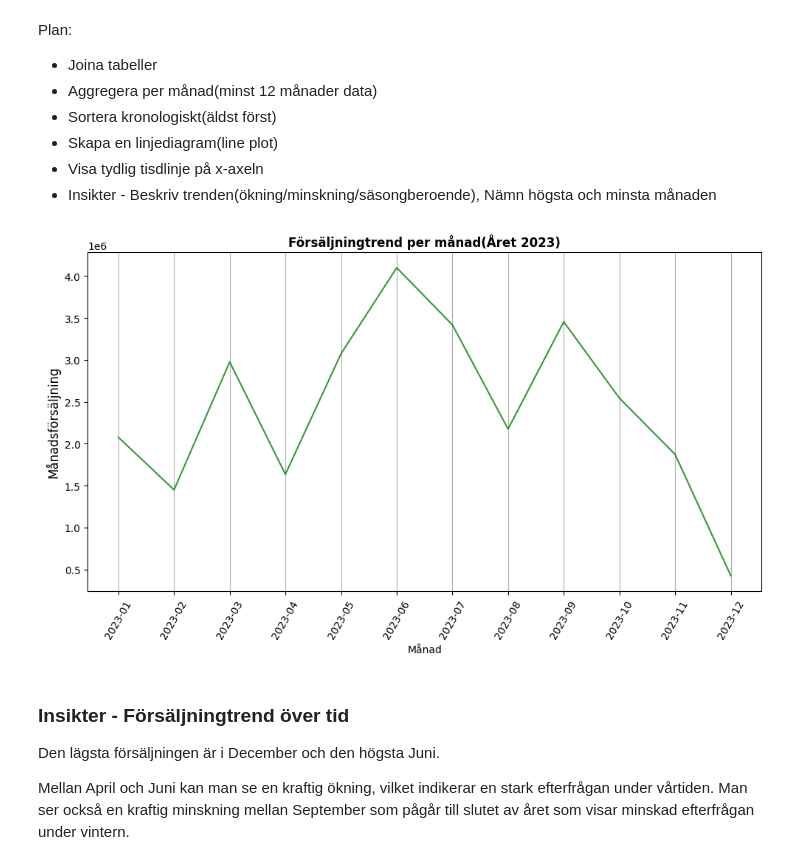
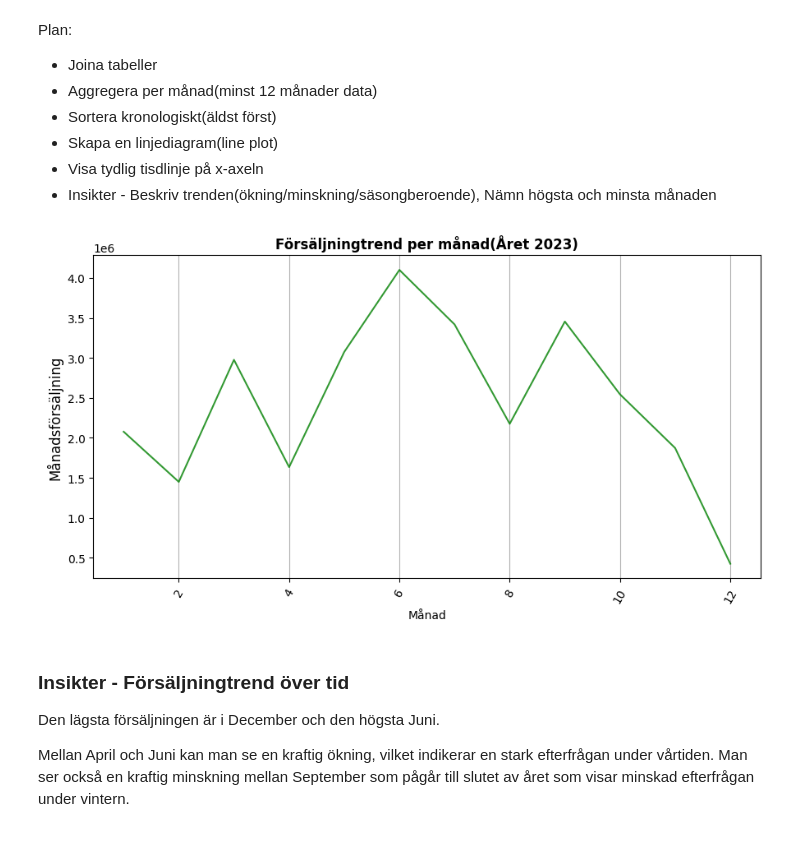
Before and after one commit to janekrajt-tech/AdventureWorks2025, a Jupyter notebook: notebooks/main.ipynb, the cells around one changed output. Drawn from its saved outputs; the diff is of its cells as text; code cells hidden in the pictures.

```diff
--- a/notebooks/main.ipynb
+++ b/notebooks/main.ipynb
@@ -173,28 +173,27 @@ Plan:
 # %%
 query_vis3 = """
 SELECT
-    FORMAT(OrderDate, 'yyyy-MM') AS Månad,
+    MONTH(OrderDate) AS Månad,
     ROUND(SUM(SubTotal),2) AS Månadsförsäljning
 
 FROM Sales.SalesOrderHeader
 WHERE OrderDate >= '2023-01-01' AND OrderDate < '2023-12-31'
-GROUP BY FORMAT(OrderDate, 'yyyy-MM')
+GROUP BY MONTH(OrderDate)
 ORDER BY Månad ASC;
-
 """
 df_vis3 = query_df(query_vis3)
 
-fig, ax = plt.subplots(figsize=(10,6))
+fig, ax = plt.subplots(figsize=(9,5))
 ax.plot(df_vis3['Månad'], df_vis3['Månadsförsäljning'], color = 'green', alpha=0.8)
 ax.set_title("Försäljningtrend per månad(Året 2023)",fontweight= 'bold', fontsize=12)
 ax.set_xlabel("Månad", fontsize=10)
 ax.set_ylabel("Månadsförsäljning", fontsize=12)
 ax.grid(axis='x')
 plt.xticks(rotation=60)
 plt.tight_layout()
 plt.show()
 # %% [output]
-[figure, old version]
+[figure, new version]
 # %% [markdown]
 ### Insikter - Försäljningtrend över tid
 Den lägsta försäljningen är i December och den högsta Juni.
```
Also changed, not shown: parts of 9 cells of this notebook, 5 other files.
